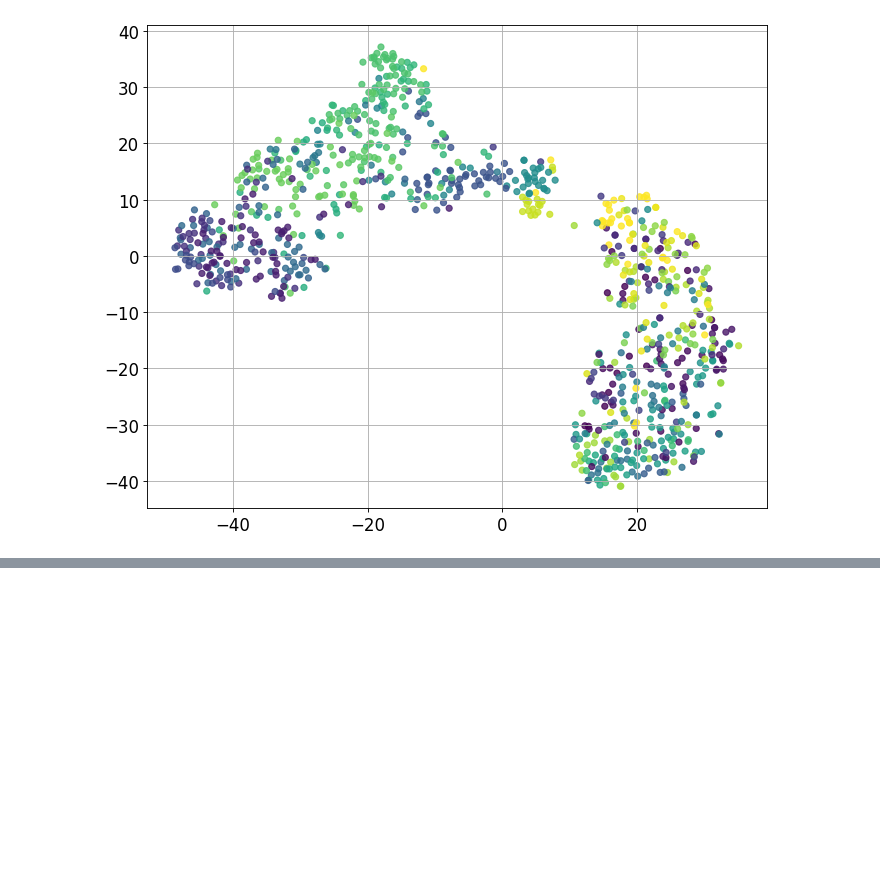
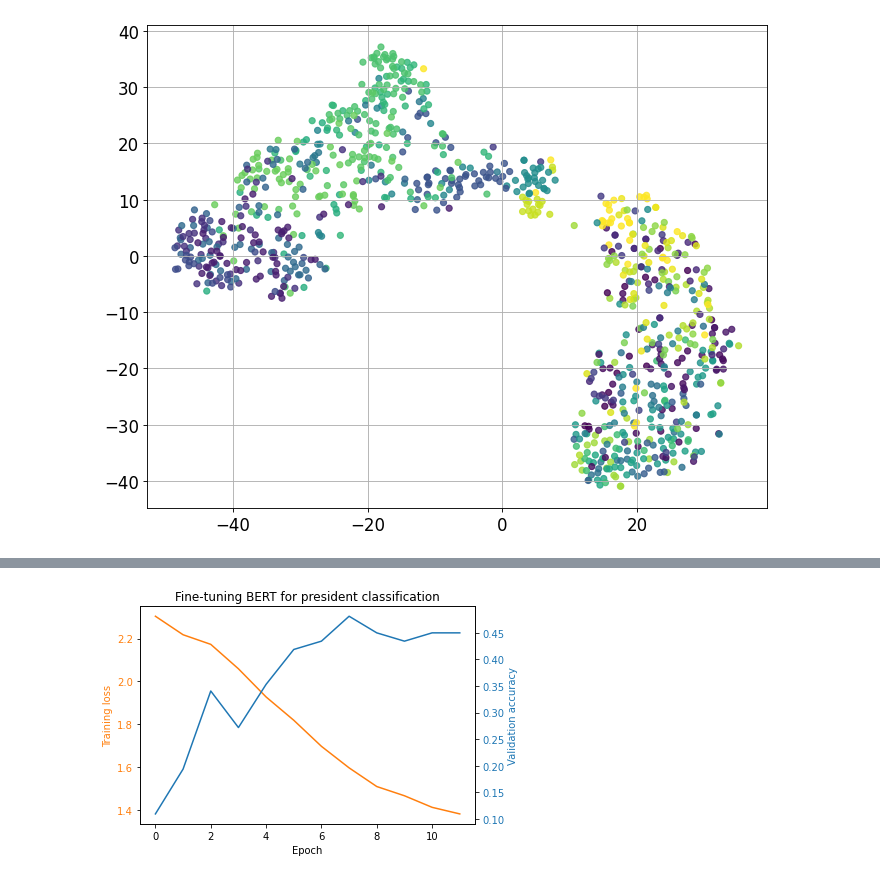
Before and after one commit to ShiyangLai/Political-Speech-Deep-Learning-Final-Project, a Jupyter notebook: notebook/Bert_presidental_speech.ipynb, the cells around one changed output, grey strips where cells are left out. Drawn from its saved outputs; the diff is of its cells as text; code cells hidden in the pictures; blank space fills up the shorter version.

Commit message:
Update new version of president fine-tuning

```diff
--- a/notebook/Bert_presidental_speech.ipynb
+++ b/notebook/Bert_presidental_speech.ipynb
@@ -1056,0 +1326,19 @@ plt.show()
+# %%
+import time
+import datetime
+
+def format_time(elapsed):
+    '''
+    Takes a time in seconds and returns a string hh:mm:ss
+    '''
+    # Round to the nearest second.
+    elapsed_rounded = int(round((elapsed)))
+
+    # Format as hh:mm:ss
+    return str(datetime.timedelta(seconds=elapsed_rounded))
+# %%
+#device = torch.device('cuda' if torch.cuda.is_available() else 'cpu')
+device = torch.device('cuda')
+# %%
+train_loss_history = []
+valid_accuracy_history = []
@@ -1056,0 +1615,35 @@ plt.show()
+# %%
+# Import Library
+
+import numpy as np
+import matplotlib.pyplot as plt
+
+# Define Data
+
+x = np.arange(0, 15, 0.2)
+data_1 = np.sin(x)
+data_2 = np.cos(x)
+
+# Create Plot
+
+fig, ax1 = plt.subplots()
+
+ax1.set_xlabel('Epoch')
+ax1.set_ylabel('Training loss', color = 'tab:orange')
+ax1.plot(train_loss_history, color = 'tab:orange')
+ax1.tick_params(axis ='y', labelcolor = 'tab:orange')
+
+# Adding Twin Axes
+
+ax2 = ax1.twinx()
+
+ax2.set_ylabel('Validation accuracy', color = 'tab:blue')
+ax2.plot(valid_accuracy_history, color = 'tab:blue')
+ax2.tick_params(axis ='y', labelcolor = 'tab:blue')
+
+# Show plot
+plt.title('Fine-tuning BERT for president classification')
+
+plt.show()
+# %% [output]
+[figure, added]
```
Also changed, not shown: parts of 77 cells of this notebook, 1 other file.
